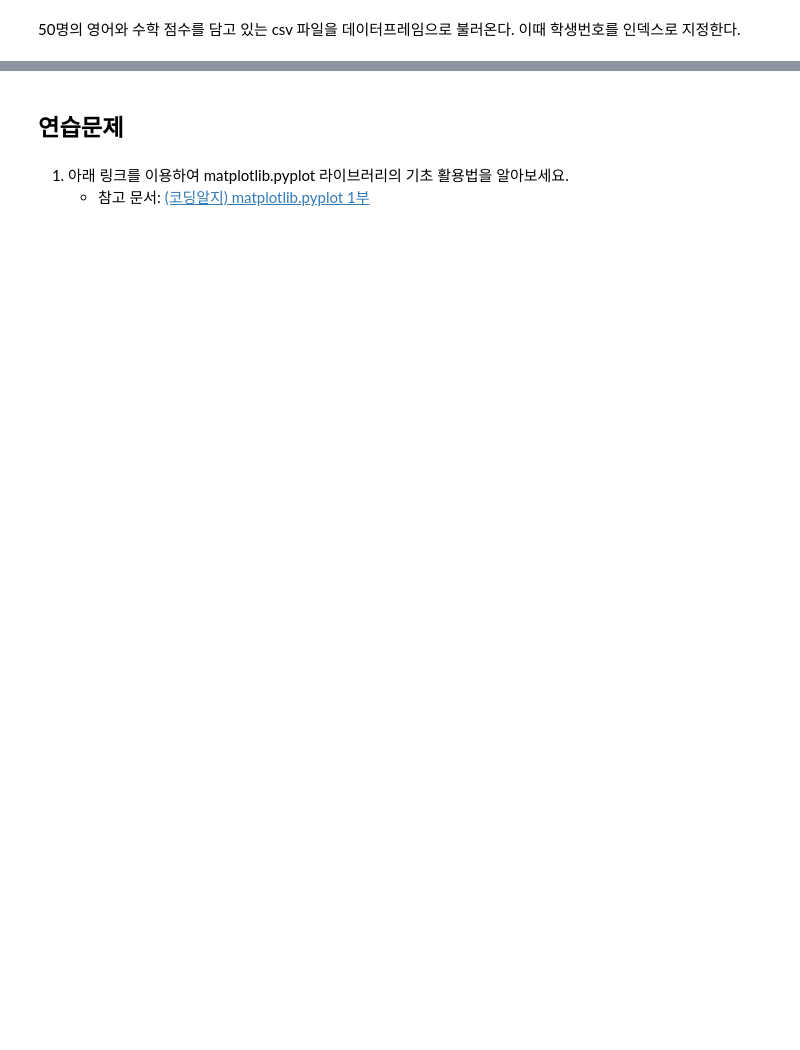
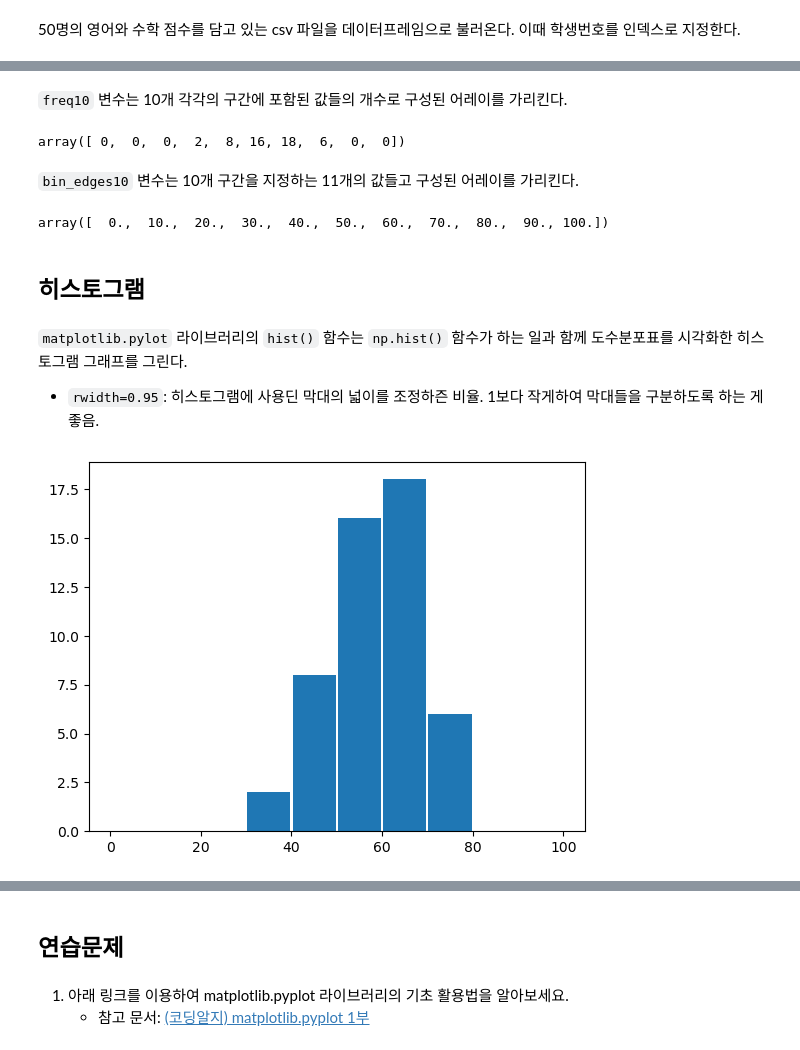
Before and after one commit to codingalzi/DataSci, a Jupyter notebook: _sources/oneD_visualization.ipynb, the cells around one changed output, grey strips where cells are left out. Cells and saved outputs as stored; diff of their text form; code cells hidden in the pictures; blank space fills up the shorter version.

```diff
--- a/_sources/oneD_visualization.ipynb
+++ b/_sources/oneD_visualization.ipynb
@@ -211,0 +86,24 @@ plt.show()
+# %% [markdown]
+`freq10` 변수는 10개 각각의 구간에 포함된 값들의 개수로 구성된 어레이를 가리킨다.
+# %%
+freq10
+# %% [output]
+array([ 0,  0,  0,  2,  8, 16, 18,  6,  0,  0])
+# %% [markdown]
+`bin_edges10` 변수는 10개 구간을 지정하는 11개의 값들고 구성된 어레이를 가리킨다.
+# %%
+bin_edges10
+# %% [output]
+array([  0.,  10.,  20.,  30.,  40.,  50.,  60.,  70.,  80.,  90., 100.])
+# %% [markdown]
+## 히스토그램
+# %% [markdown]
+`matplotlib.pylot` 라이브러리의 `hist()` 함수는
+`np.hist()` 함수가 하는 일과 함께 도수분포표를 시각화한
+히스토그램 그래프를 그린다.
+
+- `rwidth=0.95`: 히스토그램에 사용딘 막대의 넓이를 조정하즌 비율. 1보다 작게하여 막대들을 구분하도록 하는 게 좋음.
+# %%
+freq10, bin_edges10, _ = plt.hist(english_scores, bins=10, range=(0, 100), rwidth=0.95)
+# %% [output]
+[figure, added]
```
Also changed, not shown: parts of 46 cells of this notebook, 19 other files.
